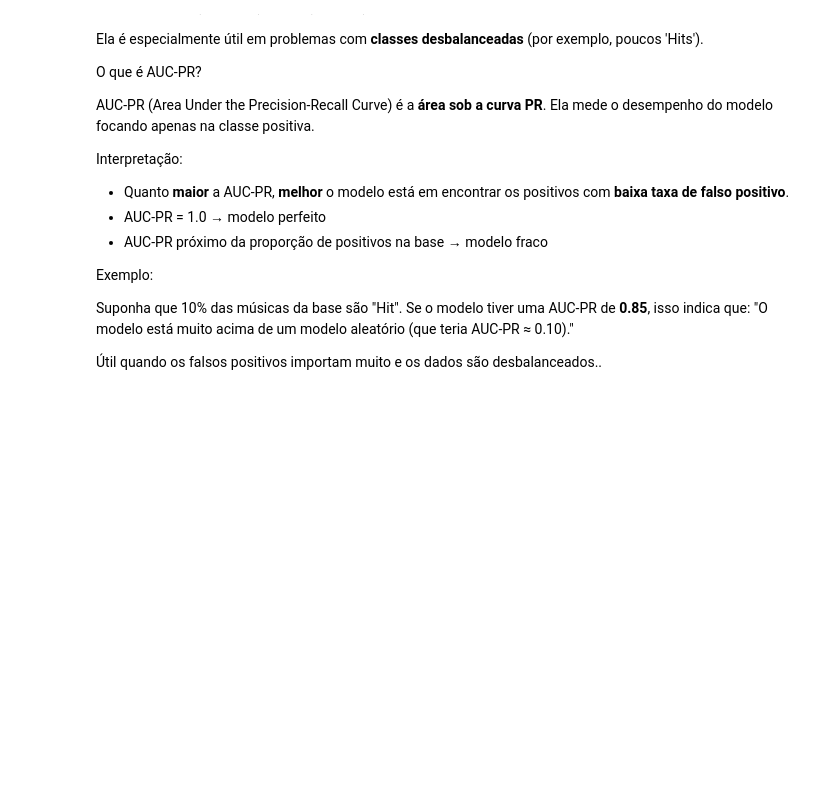
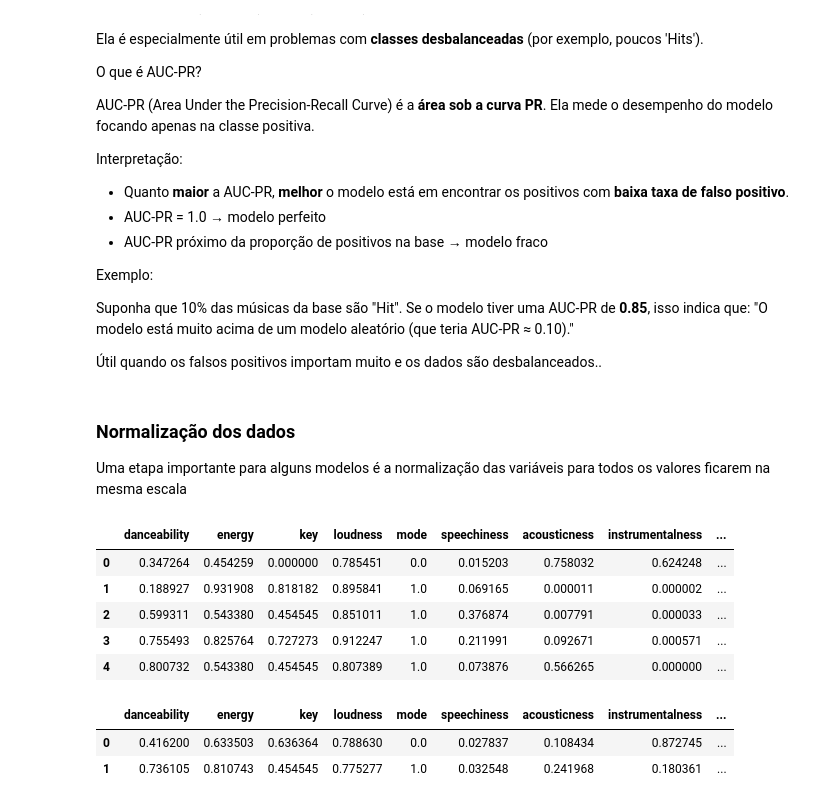
Before and after one commit to Melquisadec/modelo-classificacao, a Jupyter notebook: classificacao.ipynb, the cells around one changed output. Drawn from its saved outputs; the diff is of its cells as text; code cells hidden in the pictures; blank space fills up the shorter version.

Commit message:
Modelo de regressão logistica ajustados ao dados reais

```diff
--- a/classificacao.ipynb
+++ b/classificacao.ipynb
@@ -378,0 +375,23 @@ scores = cross_val_score(model, X_train, y_train, cv=kfold, scoring="accuracy")
+# %% [markdown]
+### **Normalização dos dados**
+Uma etapa importante para alguns modelos é a normalização das variáveis para todos os valores ficarem na mesma escala
+# %%
+from sklearn.preprocessing import MinMaxScaler
+scaler = MinMaxScaler()
+X_train = pd.DataFrame(scaler.fit_transform(X_train), columns=X.columns)
+# %%
+X_train.head()
+# %% [output]
+|  | danceability | energy | key | loudness | mode | speechiness | acousticness | instrumentalness | ... |
+| 0 | 0.347264 | 0.454259 | 0.000000 | 0.785451 | 0.0 | 0.015203 | 0.758032 | 0.624248 | ... |
+| 1 | 0.188927 | 0.931908 | 0.818182 | 0.895841 | 1.0 | 0.069165 | 0.000011 | 0.000002 | ... |
+| 2 | 0.599311 | 0.543380 | 0.454545 | 0.851011 | 1.0 | 0.376874 | 0.007791 | 0.000033 | ... |
+| 3 | 0.755493 | 0.825764 | 0.727273 | 0.912247 | 1.0 | 0.211991 | 0.092671 | 0.000571 | ... |
+| 4 | 0.800732 | 0.543380 | 0.454545 | 0.807389 | 1.0 | 0.073876 | 0.566265 | 0.000000 | ... |
+# %%
+X_test = pd.DataFrame(scaler.transform(X_test), columns=X.columns)
+X_test.head(2)
+# %% [output]
+|  | danceability | energy | key | loudness | mode | speechiness | acousticness | instrumentalness | ... |
+| 0 | 0.416200 | 0.633503 | 0.636364 | 0.788630 | 0.0 | 0.027837 | 0.108434 | 0.872745 | ... |
+| 1 | 0.736105 | 0.810743 | 0.454545 | 0.775277 | 1.0 | 0.032548 | 0.241968 | 0.180361 | ... |
```
Also changed, not shown: parts of 14 cells of this notebook.
